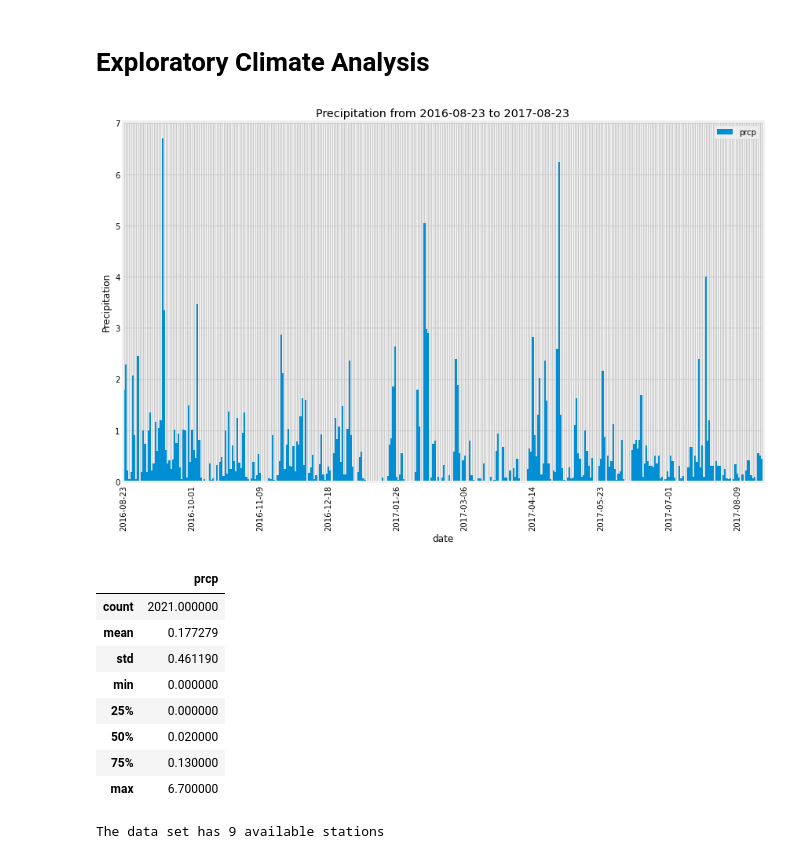
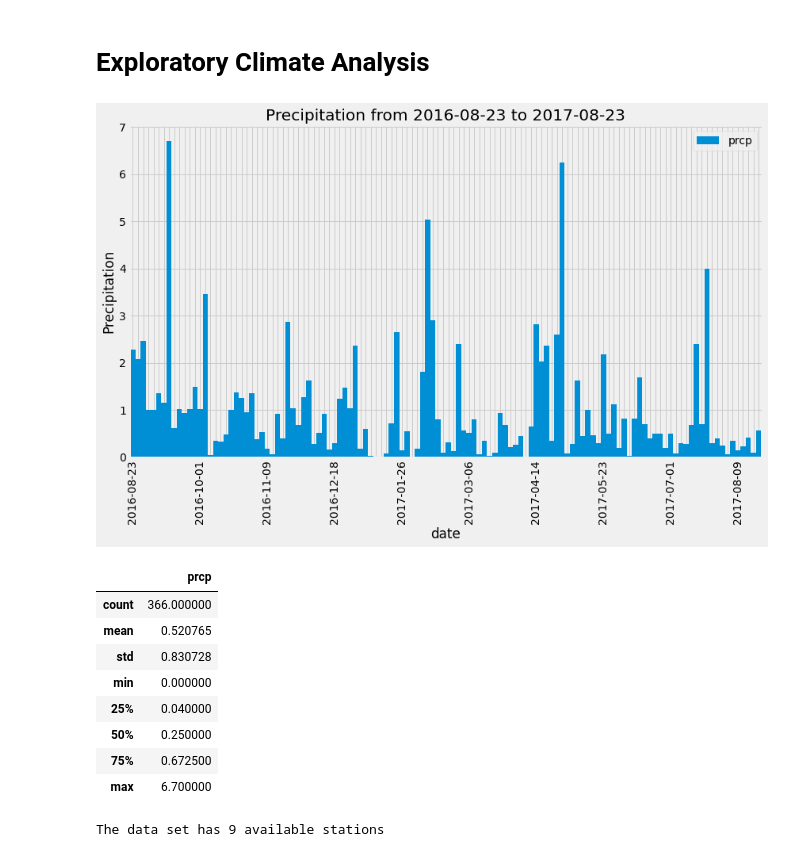
Before and after one commit to datng87/sqlalchemy-challenge, a Jupyter notebook: climate_starter.ipynb, the cells around one changed output. Drawn from its saved outputs; the diff is of its cells as text; code cells hidden in the pictures.

```diff
--- a/climate_starter.ipynb
+++ b/climate_starter.ipynb
@@ -42,46 +43,48 @@ session = Session(engine)
 # %%
 # Design a query to retrieve the last 12 months of precipitation data and plot the results
 
 # Calculate the date 1 year ago from the last data point in the database
 lastest_data_date=session.query(Measurement.date).\
     order_by(Measurement.date.desc()).first()[0]
 one_year_ago=datetime.strptime(lastest_data_date,'%Y-%m-%d')-dt.timedelta(days=366)
 #one_year_ago=one_year_ago.strftime('%Y-%m-%d')
 # Perform a query to retrieve the data and precipitation scores
-precipitation_12months=session.query(Measurement.prcp,Measurement.date).\
-    filter(Measurement.date>one_year_ago).all()
+precipitation_12months=session.query(func.max(Measurement.prcp),Measurement.date).\
+   filter(Measurement.date>one_year_ago).\
+       group_by(Measurement.date).all()
 # Save the query results as a Pandas DataFrame and set the index to the date column
 precipitation_df= pd.DataFrame(precipitation_12months,columns=['prcp','date'])
 precipitation_df['date']=pd.to_datetime(precipitation_df['date'])
-#precipitation_df.dropna(inplace=True)
+precipitation_df.dropna(inplace=True)
 precipitation_df.set_index('date',inplace=True)
 # Sort the dataframe by date
 precipitation_df.sort_index(inplace=True)
 # Use Pandas Plotting with Matplotlib to plot the data
-precipitation_df_plot = precipitation_df.resample('1D')[['prcp']].max()
+#resampling to get smoother plot
+precipitation_df_plot = precipitation_df.resample('3D')[['prcp']].max()
 ticklabels = ['']*len(precipitation_df_plot.index)
-ticklabels[::39] = [item.strftime('%Y-%m-%d') for item in precipitation_df_plot.index[::39]]
+ticklabels[::13] = [item.strftime('%Y-%m-%d') for item in precipitation_df_plot.index[::13]]
 ax = precipitation_df_plot.plot.bar(figsize=(12,8),width = 1,title=f'Precipitation from {one_year_ago+dt.timedelta(days=1):%Y-%m-%d} to {lastest_data_date}')
 ax.xaxis.set_major_formatter(ticker.FixedFormatter(ticklabels))
 #plt.gcf().autofmt_xdate()
 plt.xticks(rotation=90)
 plt.ylabel('Precipitation')
 plt.tight_layout()
 plt.savefig('outputs/precipitation_last_12_months.png',bbox_inches="tight")
 # %% [output]
-[figure, old version]
+[figure, new version]
 # %%
 # Use Pandas to calcualte the summary statistics for the precipitation data
 precipitation_df.describe()
 # %% [output]
 |  | prcp |
-| count | 2021.000000 |
-| mean | 0.177279 |
-| std | 0.461190 |
+| count | 366.000000 |
+| mean | 0.520765 |
+| std | 0.830728 |
 | min | 0.000000 |
-| 25% | 0.000000 |
-| 50% | 0.020000 |
-| 75% | 0.130000 |
+| 25% | 0.040000 |
+| 50% | 0.250000 |
+| 75% | 0.672500 |
 | max | 6.700000 |
 # %%
 # Design a query to show how many stations are available in this dataset?
```
Also changed, not shown: parts of 9 cells of this notebook, 5 other files.
